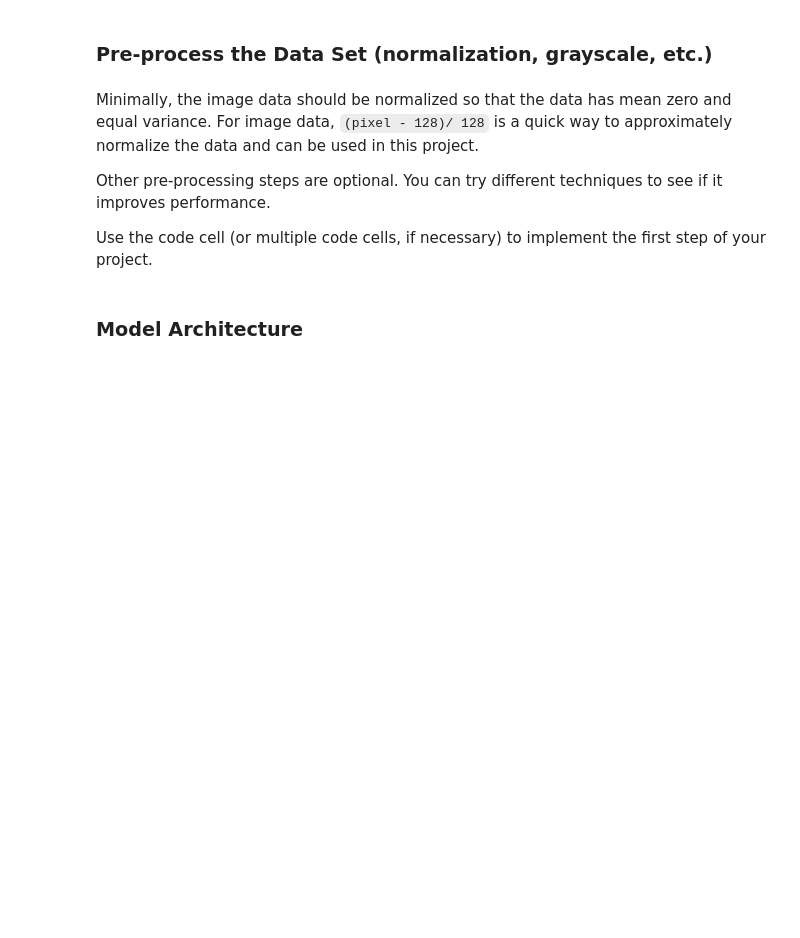
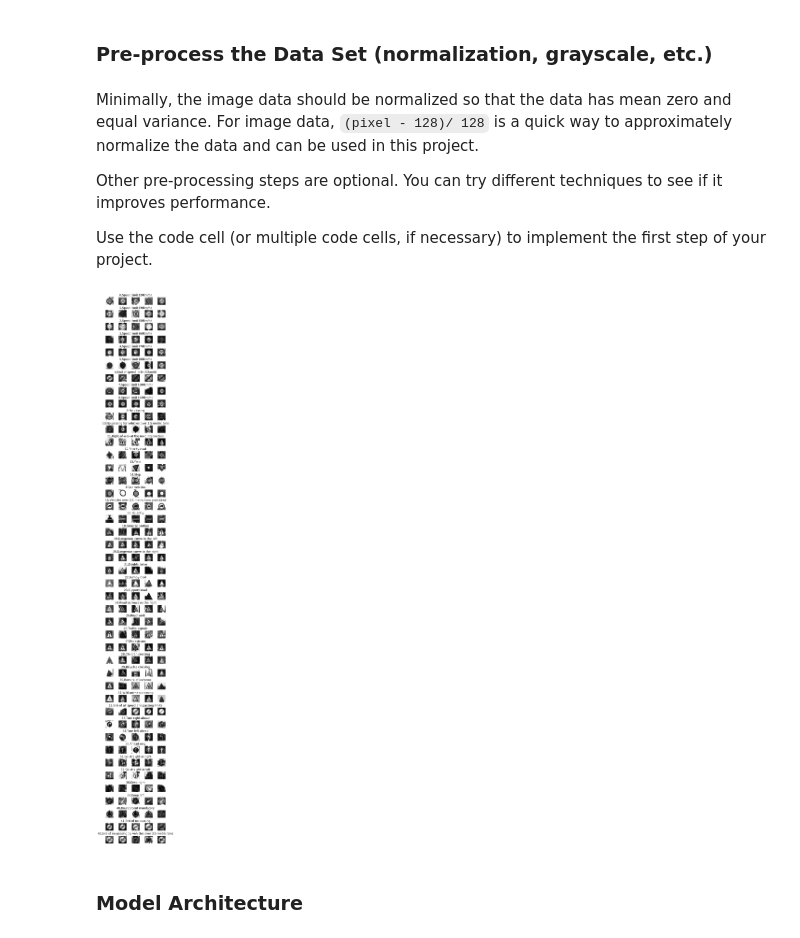
Before and after one commit to tatsuya-ogawa/CarND-Traffic-Sign-Classifier-Project, a Jupyter notebook: Traffic_Sign_Classifier.ipynb, the cells around one changed output. Saved outputs shown, nothing was run; the diff lists cells and outputs as text; code cells hidden in the pictures; blank space fills up the shorter version.

```diff
--- a/Traffic_Sign_Classifier.ipynb
+++ b/Traffic_Sign_Classifier.ipynb
@@ -183,35 +194,37 @@ def random_contrast(image, lower=-0.1, upper=0.1, seed=None):
 def image_whitening(img):
     d, w, h = img.shape
     num_pixels = d * w * h
     mean = img.mean()
     variance = np.mean(np.square(img)) - np.square(mean)
     stddev = np.sqrt(variance)
     min_stddev = 1.0 / np.sqrt(num_pixels)
     scale = stddev if stddev > min_stddev else min_stddev
     img -= mean
     img /= scale
     return img
 
 def normalize(arg):
     return (arg - 128) / 128
 
 def add_noise(arg,shape):
      return np.array([image_whitening(
         random_contrast(
             random_brightness(img)
         )
     ) for img in arg])
 
 def to_gray(img):
      return np.sum(img/3, axis=3, keepdims=True)
 
+### converting to grayscale, etc.
 X_train_normalized = to_gray(add_noise(normalize(X_train.astype(np.float32)),image_shape))
 X_valid_normalized = to_gray(add_noise(normalize(X_valid.astype(np.float32)),image_shape))
 X_test_normalized = to_gray(add_noise(normalize(X_test.astype(np.float32)),image_shape))
 
-### converting to grayscale, etc.
-
 ### Feel free to use as many code cells as needed.
+show_images(X_train_normalized * 128 + 128,y_train,cmap='gray')
+# %% [output]
+[figure, added]
 # %% [markdown]
 ### Model Architecture
 # %%
```
Also changed, not shown: parts of 9 cells of this notebook, 1 other file.
